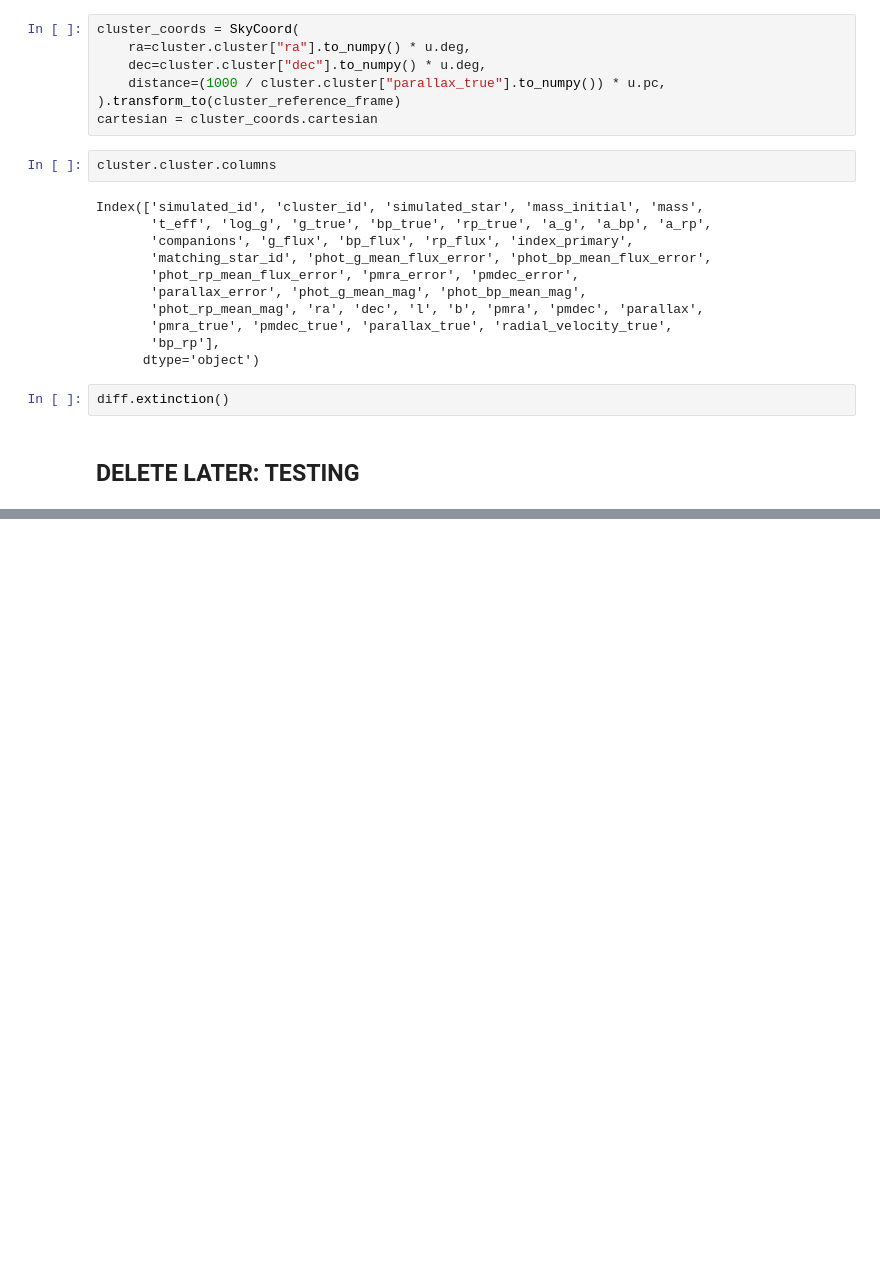
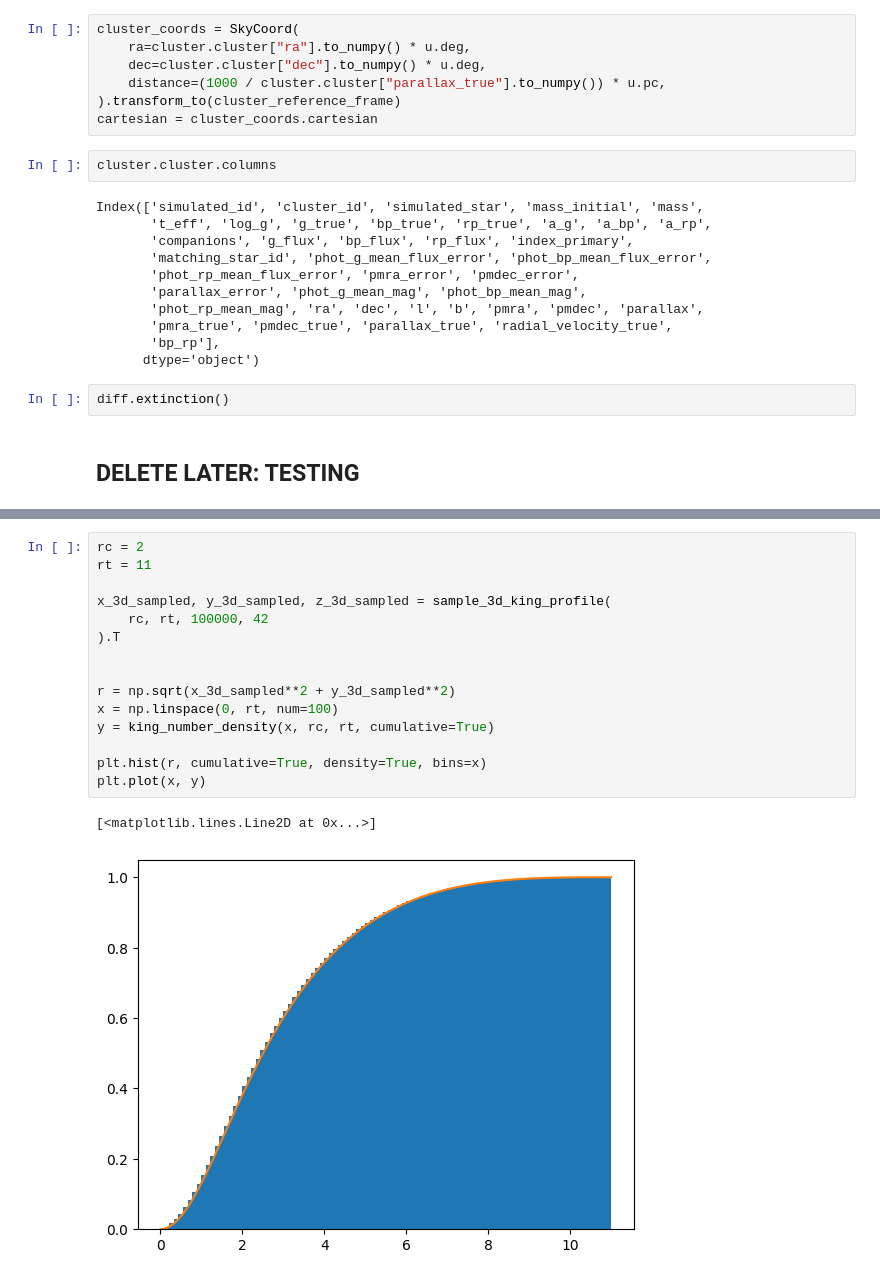
Before and after one commit to emilyhunt/ocelot, a Jupyter notebook: docs/tutorials/simulate_a_cluster.ipynb, the cells around one changed output, grey strips where cells are left out. Cells and saved outputs as stored; diff of their text form; blank space fills up the shorter version.

```diff
--- a/docs/tutorials/simulate_a_cluster.ipynb
+++ b/docs/tutorials/simulate_a_cluster.ipynb
@@ -559,0 +613,18 @@ cluster.make_cluster()
+# %%
+rc = 2
+rt = 11
+
+x_3d_sampled, y_3d_sampled, z_3d_sampled = sample_3d_king_profile(
+    rc, rt, 100000, 42
+).T
+
+
+r = np.sqrt(x_3d_sampled**2 + y_3d_sampled**2)
+x = np.linspace(0, rt, num=100)
+y = king_number_density(x, rc, rt, cumulative=True)
+
+plt.hist(r, cumulative=True, density=True, bins=x)
+plt.plot(x, y)
+# %% [output]
+[<matplotlib.lines.Line2D at 0x...>]
+[figure, added]
```
Also changed, not shown: parts of 15 cells of this notebook, 3 other files.
